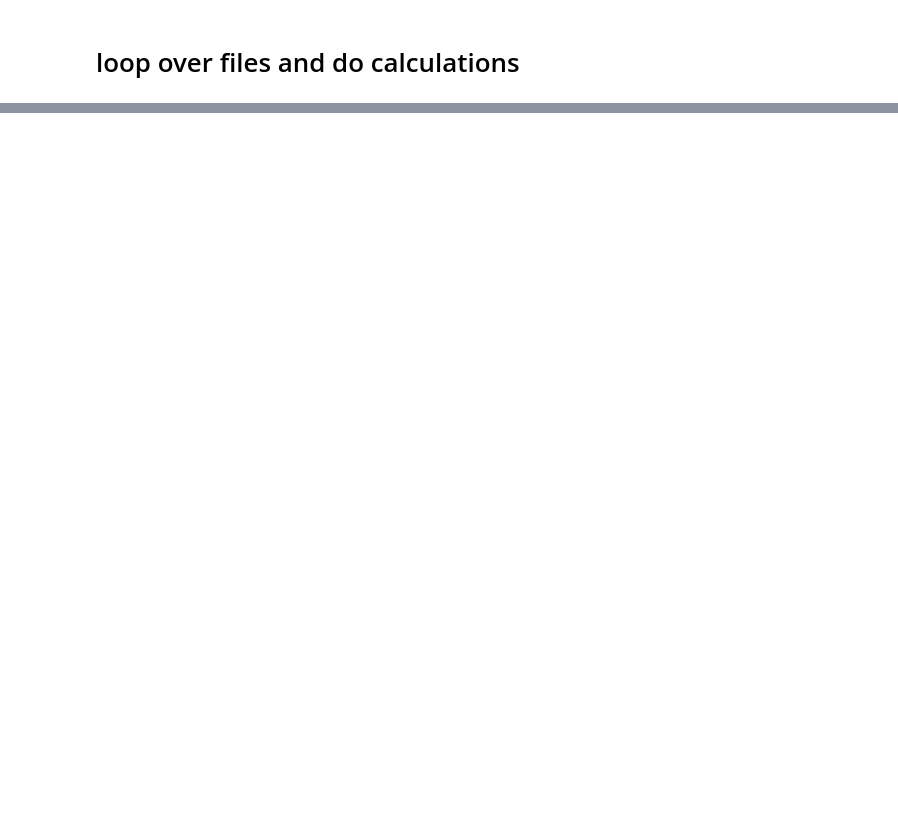
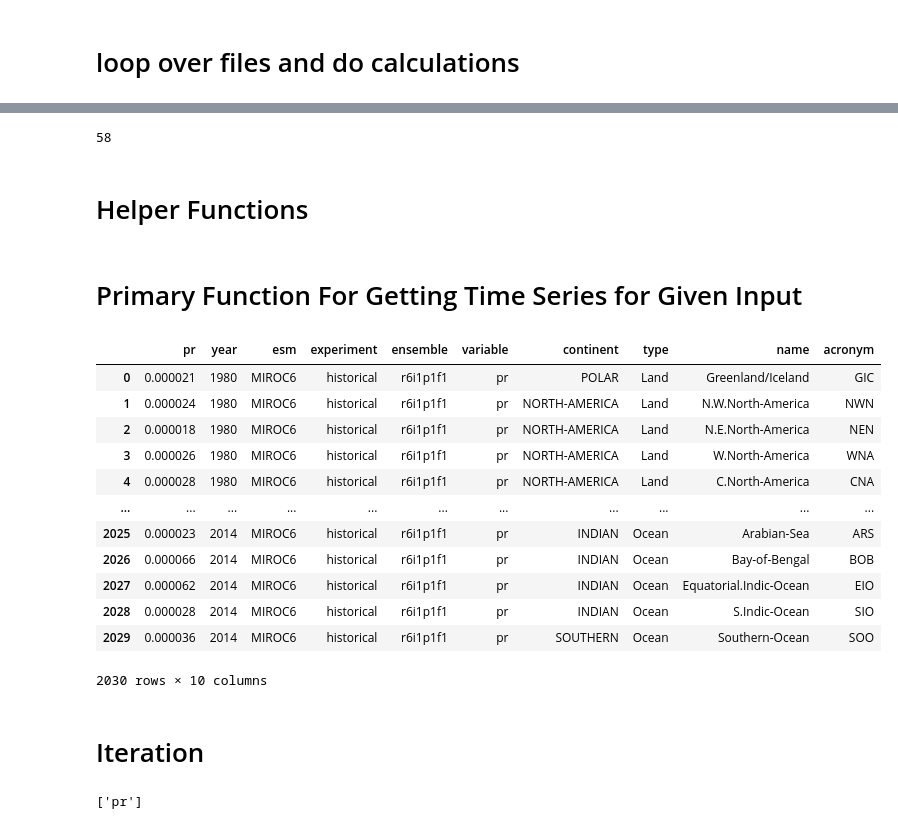
Before and after one commit to JGCRI/stitches_in_r, a Jupyter notebook: R/inst/shinyApp/python_curation/aoi_extractions.ipynb, the cells around one changed output, grey strips where cells are left out. Saved outputs shown, nothing was run; the diff lists cells and outputs as text; code cells hidden in the pictures; blank space fills up the shorter version.

Commit message:
time series extraction edits and pca exploaration notebook

```diff
--- a/R/inst/shinyApp/python_curation/aoi_extractions.ipynb
+++ b/R/inst/shinyApp/python_curation/aoi_extractions.ipynb
@@ -140,0 +209,12 @@ aoi_labels['region'] = aoi_labels.index.copy()
+# %%
+# Example masking
+file_url = pangeo_data[(pangeo_data['model'] == 'MIROC6') &
+                       (pangeo_data['experiment'] == 'ssp245') &
+                       (pangeo_data['ensemble'] == 'r36i1p1f1') &
+                       (pangeo_data['variable'] == 'pr')].iloc[0].zstore
+
+matched_data = stitches.fx_pangeo.fetch_nc(file_url)
+matched_data = matched_data.sortby('time').copy()
+
+# Get masks for regions
+region_masks = regionmask.mask_3D_geopandas(aoi, matched_data.lon, matched_data.lat)
@@ -140,0 +429,6 @@ aoi_labels['region'] = aoi_labels.index.copy()
+# %%
+len(aoi)
+# %% [output]
+58
+# %% [markdown]
+# Helper Functions
@@ -140,0 +460,32 @@ aoi_labels['region'] = aoi_labels.index.copy()
+# %%
+def annual_area_weighted_mean(grid_data: xr.Dataset, variable_name: str):
+    lats = grid_data['lat']
+    area = np.cos(np.deg2rad(lats))
+    area.name = 'weights'
+    # I don't think it's off by a factor of 10, but I think technically we should be weighting months by their length
+    # Not sure how much it will change but 31 != 30 != 29 != 28 which are all possible days in a month. Plus there
+    # are the strange calendars with different month numbers, so we should try to be consistent.
+    return grid_data.weighted(area).mean(("lon", "lat")).coarsen(time=12).mean()[variable_name]
+# %%
+def format_aoi_values(aoi_arr: xr.DataArray, variable, file_list, file_index: int, labels):
+    # Convert to pd.Dataframe
+    aoi_arr.name = variable
+    aoi_yearly_df = aoi_arr.to_dataframe().reset_index().copy()
+
+    # Keep Year from the time column
+    aoi_yearly_df['year'] = aoi_yearly_df['time'].apply(lambda t: t.year).copy()
+    aoi_yearly_df = aoi_yearly_df.drop('time', axis=1).copy()
+
+    # Label ESM, experiment, ensemble ID and variable
+    aoi_yearly_df['esm'] = file_list.iloc[file_index].model
+    aoi_yearly_df['experiment'] =  file_list.iloc[file_index].experiment
+    aoi_yearly_df['ensemble'] = file_list.iloc[file_index].ensemble
+    aoi_yearly_df['variable'] = file_list.iloc[file_index].variable
+
+    # Convert 0-43 region number to actual region name and ID
+    aoi_yearly_df = aoi_yearly_df.merge(labels, on ='region', how ='left').drop(['region'], axis=1).copy()
+
+    # Return result
+    return aoi_yearly_df
+# %% [markdown]
+# Primary Function For Getting Time Series for Given Input
@@ -140,0 +559,18 @@ aoi_labels['region'] = aoi_labels.index.copy()
+# %%
+get_time_series('MIROC6', 'historical', 'r6i1p1f1', 'pr', aoi, aoi_labels)
+# %% [output]
+|  | pr | year | esm | experiment | ensemble | variable | continent | type | name | acronym |
+| 0 | 0.000021 | 1980 | MIROC6 | historical | r6i1p1f1 | pr | POLAR | Land | Greenland/Iceland | GIC |
+| 1 | 0.000024 | 1980 | MIROC6 | historical | r6i1p1f1 | pr | NORTH-AMERICA | Land | N.W.North-America | NWN |
+| 2 | 0.000018 | 1980 | MIROC6 | historical | r6i1p1f1 | pr | NORTH-AMERICA | Land | N.E.North-America | NEN |
+| 3 | 0.000026 | 1980 | MIROC6 | historical | r6i1p1f1 | pr | NORTH-AMERICA | Land | W.North-America | WNA |
+| 4 | 0.000028 | 1980 | MIROC6 | historical | r6i1p1f1 | pr | NORTH-AMERICA | Land | C.North-America | CNA |
+| ... | ... | ... | ... | ... | ... | ... | ... | ... | ... | ... |
+| 2025 | 0.000023 | 2014 | MIROC6 | historical | r6i1p1f1 | pr | INDIAN | Ocean | Arabian-Sea | ARS |
+| 2026 | 0.000066 | 2014 | MIROC6 | historical | r6i1p1f1 | pr | INDIAN | Ocean | Bay-of-Bengal | BOB |
+| 2027 | 0.000062 | 2014 | MIROC6 | historical | r6i1p1f1 | pr | INDIAN | Ocean | Equatorial.Indic-Ocean | EIO |
+| 2028 | 0.000028 | 2014 | MIROC6 | historical | r6i1p1f1 | pr | INDIAN | Ocean | S.Indic-Ocean | SIO |
+| 2029 | 0.000036 | 2014 | MIROC6 | historical | r6i1p1f1 | pr | SOUTHERN | Ocean | Southern-Ocean | SOO |
+2030 rows × 10 columns
+# %% [markdown]
+# Iteration
@@ -140,0 +580,4 @@ aoi_labels['region'] = aoi_labels.index.copy()
+# %%
+comb_results = pd.concat(results).reset_index(drop=True)
+# %% [output]
+['pr']
```
Also changed, not shown: parts of 23 cells of this notebook, 2 other files.
